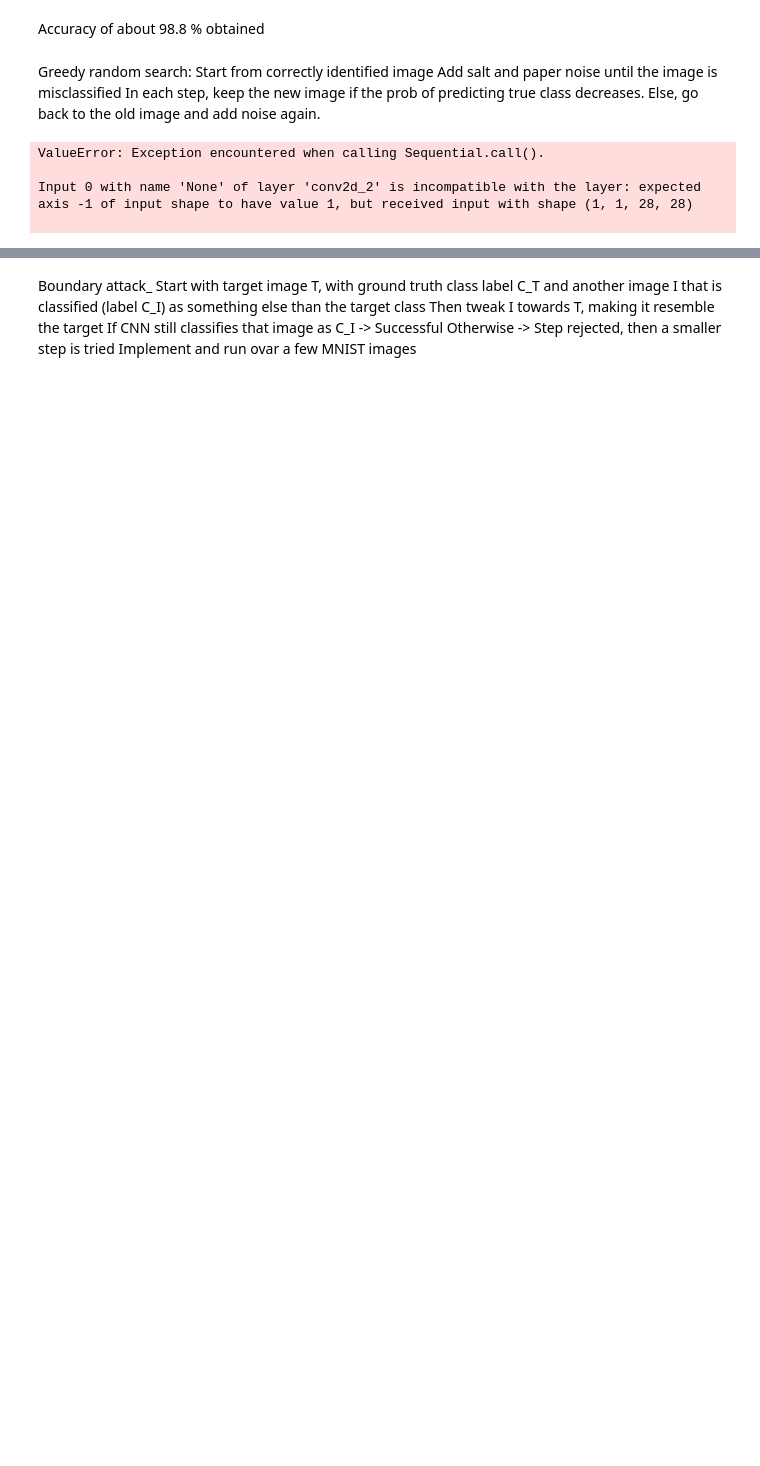
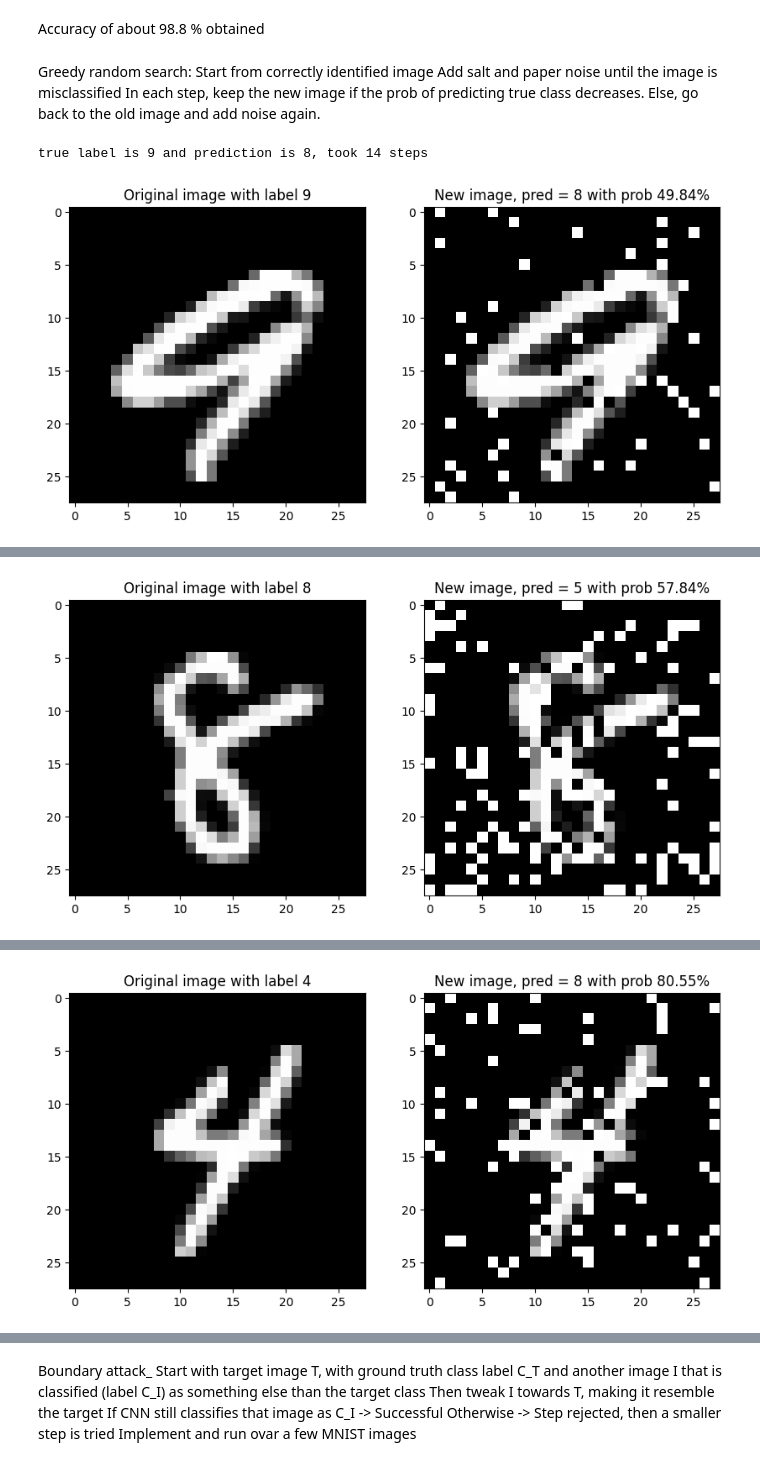
Before and after one commit to CleosCleopatra/Comp-AI, a Jupyter notebook: Assignment4.ipynb, the cells around one changed output, grey strips where cells are left out. Saved outputs shown, nothing was run; the diff lists cells and outputs as text; code cells hidden in the pictures; blank space fills up the shorter version.

```diff
--- a/Assignment4.ipynb
+++ b/Assignment4.ipynb
@@ -113,7 +117,6 @@ while pred!= actual:
 # %%
-n  = 10
 
-x_original = x_test_extra[picked_index:picked_index+1].copy()
+
 
 #Fucntion that returns the predicted class and the probability for each class
 def predict(model, image):
@@ -121,67 +124,69 @@ def predict(model, image):
     pred = int(np.argmax(probabilities))
     return pred, probabilities
 
-#Function to conduct the greedy random search
-def greedy_random_search(image, true_label, max_step = 10000):
+
+def greedy_random_search(model, image, true_label, max_step = 10000):
+    n  = 10
+
+    x_old = image.copy()
 
     pred, probs = predict(model, image)
 
     old_prob = probs[true_label]
+    prob_predicted = None
 
     step = 0
-    n = 10
-    x_old = image.copy()
 
     pred_new = pred
 
-    while pred_new == actual and step < max_step:
+    while pred_new == true_label and step < max_step:
 
-        H, W = x_old.shape[0], x_old.shape[1]   # 28, 28
+        H, W = x_old.shape[1], x_old.shape[2]   # 28, 28
         x_coords = [random.randint(0, W-1) for _ in range(n)]
         y_coords = [random.randint(0, H-1) for _ in range(n)]
 
 
         salt_pepper = [random.randint(0, 1) for _ in range(n)]
 
 
         x_new = x_old.copy()
 
         for i in range(n):
-            x_new[y_coords[i], x_coords[i], 0] = salt_pepper[i]
+            x_new[0, y_coords[i], x_coords[i], 0] = salt_pepper[i]
 
-        pred, probs = predict(model, x_new[None, ...])
+        pred, probs = predict(model, x_new)
 
-        if probs[actual] < old_prob:
-            old_prob = probs[actual]
+        if probs[true_label] < old_prob:
+            old_prob = probs[true_label]
             x_old = x_new.copy()
             pred_new = pred
-        else:
-            print("No improvement")
+            prob_predicted = probs[pred_new]
+
 
         step += 1
-        print(step, "Pred: ", pred, "Actual: ", actual, "Prob: ", probs[actual], "Old prob: ", old_prob, "\n")
+    print(f"true label is {true_label} and prediction is {pred_new}, took {step} steps")
+    return x_old, pred_new, prob_predicted
 
+for idx in range(len(index_list)):
+    picked_index, probs, pred, actual = index_list[idx]
+    x_original = x_test_extra[picked_index:picked_index+1].copy()
+    x_old, pred_new, prob_predicted = greedy_random_search(model, x_original, actual, max_step = 10000)
     final_image = x_old
     starting_image = x_original
     final_predicted_class = pred_new
-    final_probability = probs[final_predicted_class]
+    final_probability = prob_predicted
 
     #Generate figures of original image and new image
-    plt.figure()
+    plt.figure(figsize=(10,10))
     plt.subplot(1,2,1)
-    plt.imshow(x_original[..., 0], cmap = "gray")
+    plt.imshow(x_original[0, ..., 0], cmap = "gray")
     plt.title(f"Original image with label {actual}")
 
     plt.subplot(1,2,2)
-    plt.imshow(x_old[..., 0], cmap = "gray")
-    plt.title(f"New image, pred = {final_predicted_class} with prob {final_probability}")
+    plt.imshow(x_old[0, ..., 0], cmap = "gray")
+    plt.title(f"New image, pred = {final_predicted_class} with prob {(final_probability*100):.2f}%")
 
     plt.show()
-
-
-greedy_random_search(x_original, actual, max_step = 10000)
 # %% [output]
-ValueError: Exception encountered when calling Sequential.call().
-
-Input 0 with name 'None' of layer 'conv2d_2' is incompatible with the layer: expected axis -1 of input shape to have value 1, but received input with shape (1, 1, 28, 28)
-
+true label is 9 and prediction is 8, took 14 steps
+[figure, added]
@@ -187,0 +194 @@ Input 0 with name 'None' of layer 'conv2d_2' is incompatible with the layer: exp
+[figure, added]
@@ -187,0 +196 @@ Input 0 with name 'None' of layer 'conv2d_2' is incompatible with the layer: exp
+[figure, added]
```
Also changed, not shown: parts of 18 cells of this notebook.
